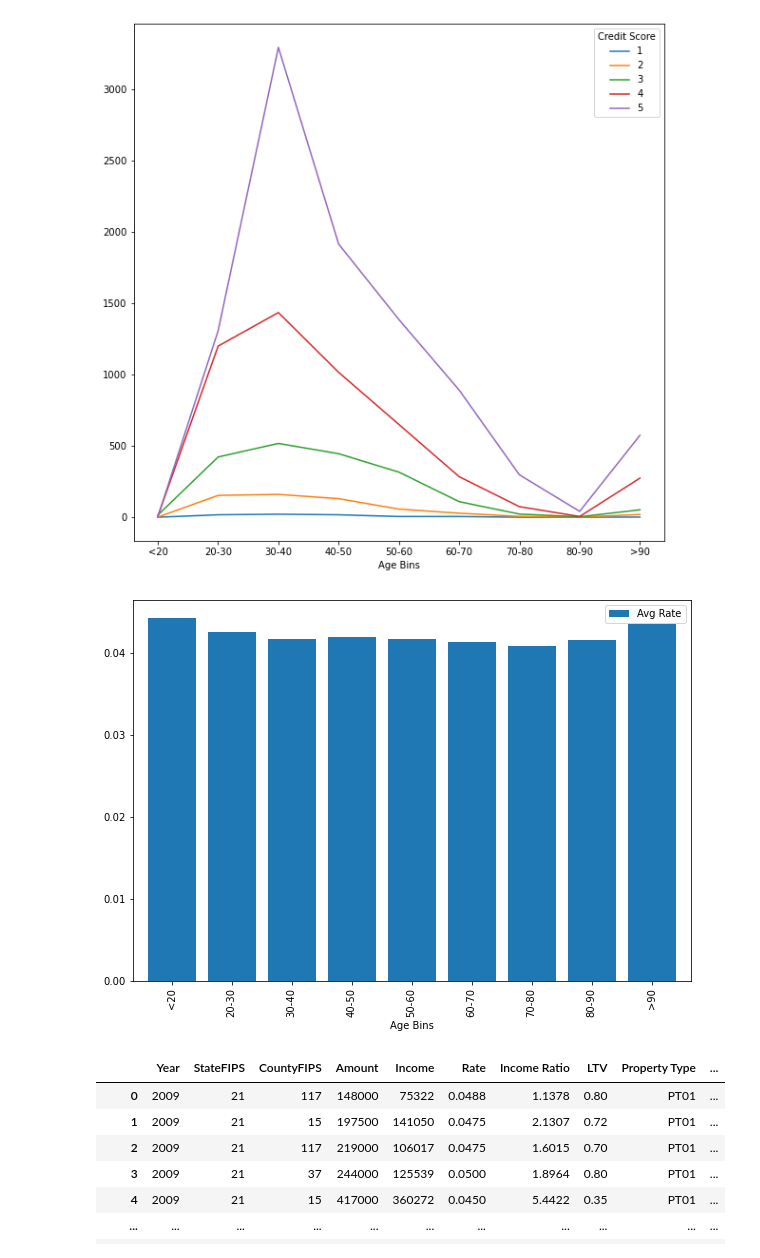
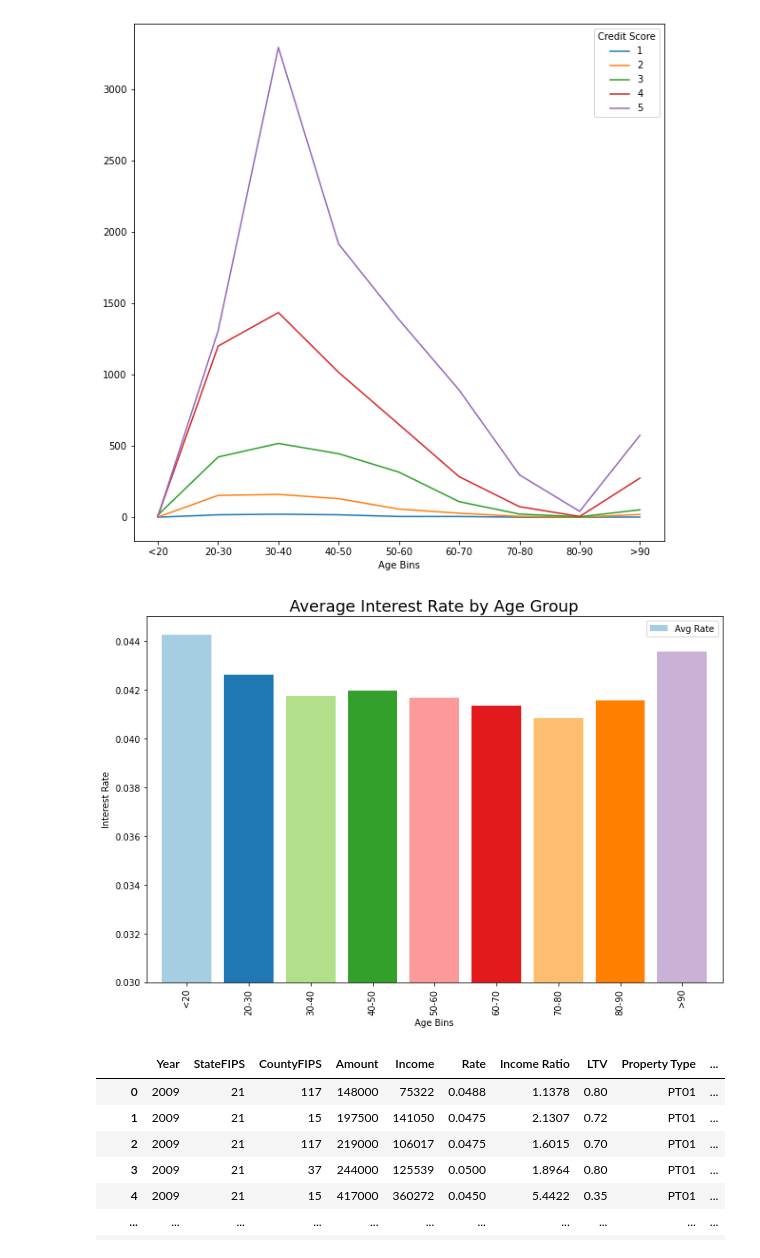
Before and after one commit to bmkennedyii/Project_1, a Jupyter notebook: Data Analysis Graphs.ipynb, the cells around one changed output. Drawn from its saved outputs; the diff is of its cells as text; code cells hidden in the pictures.

Commit message:
Added graphs and saved images

```diff
--- a/Data Analysis Graphs.ipynb
+++ b/Data Analysis Graphs.ipynb
@@ -367,16 +367,22 @@ plt.show()
 # %%
 bins = [10,20,30,40,50,60,70,80,90,100]
 group_names= ["<20", '20-30', '30-40', '40-50', '50-60','60-70', '70-80', '80-90', '>90']
 df["Age Bins"] = pd.cut(df["Age"], bins, labels=group_names, include_lowest=True)
 
 age_group= df.groupby(df["Age Bins"])
 age_rate= age_group["Rate"].mean()
 
+
 summary_df = pd.DataFrame({"Avg Rate": age_rate})
-summary_df.plot(kind= "bar", figsize = (10,7) ,rot=90, width=.8)
+summary_df.plot.bar(figsize = (10,7) ,rot=90, width=.8, color=[plt.cm.Paired(np.arange(len(df)))])
+plt.ylim(.03, .045)
+plt.ylabel("Interest Rate")
+plt.title("Average Interest Rate by Age Group", fontsize=18)
+plt.tight_layout()
+plt.savefig("Graph Images/age_group_rates.png")
 plt.show()
 # %% [output]
-[figure, old version]
+[figure, new version]
 # %%
 state_grouped= df.groupby(["Year","StateFIPS"] )
 state_grouped.head()
```
Also changed, not shown: parts of 4 cells of this notebook, 5 other files.
